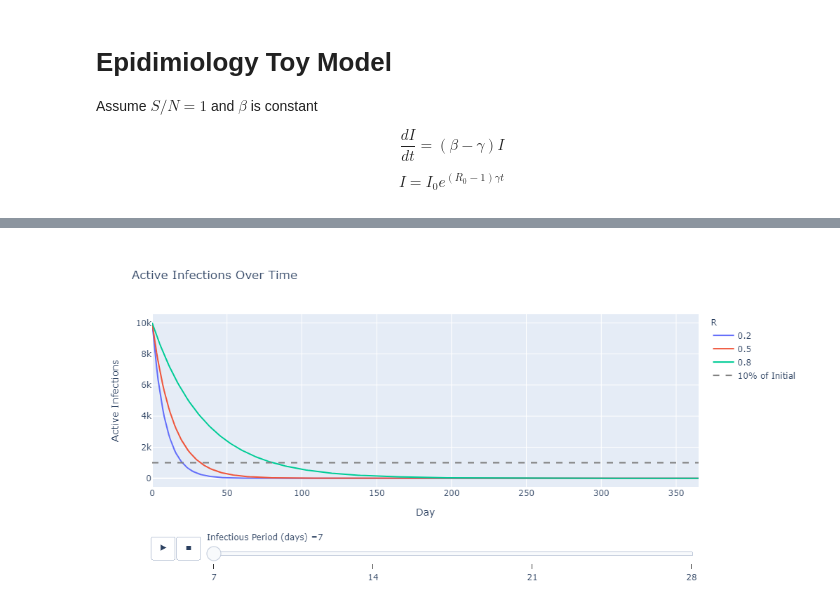
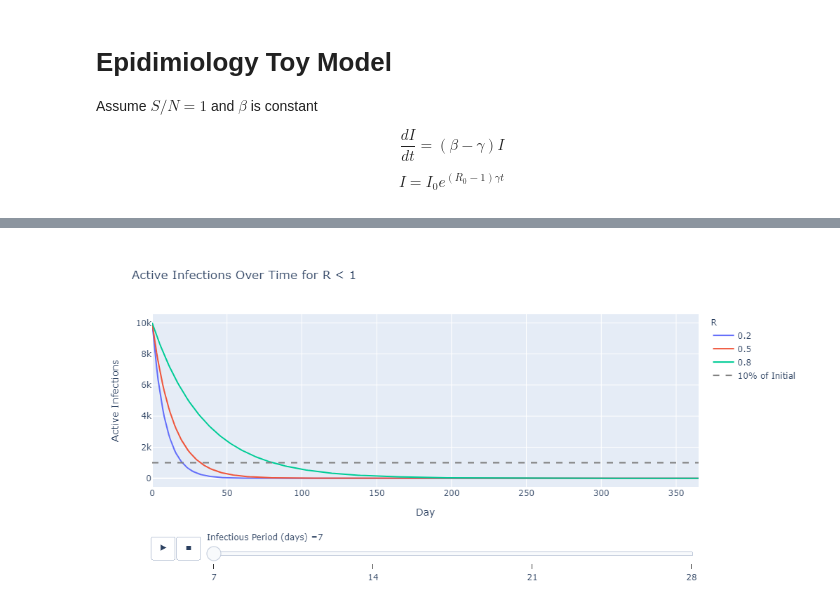
Before and after one commit to jenfly/covid-19, a Jupyter notebook: epidemiology-toy-model.ipynb, the cells around one changed output, grey strips where cells are left out. Cells and saved outputs as stored; diff of their text form; code cells hidden in the pictures.

```diff
--- a/epidemiology-toy-model.ipynb
+++ b/epidemiology-toy-model.ipynb
@@ -63,6 +63,6 @@ def plot_active_infections(active, title=None, width=700, height=500):
 
     return fig
 # %%
-fig = plot_active_infections(active, title='Active Infections Over Time')
+fig = plot_active_infections(active, title='Active Infections Over Time for R < 1')
 po.iplot(fig)
 # %% [output]
@@ -70 +69 @@ po.iplot(fig)
-[figure, old version]
+[figure, new version]
```
Also changed, not shown: parts of 1 cell of this notebook.
